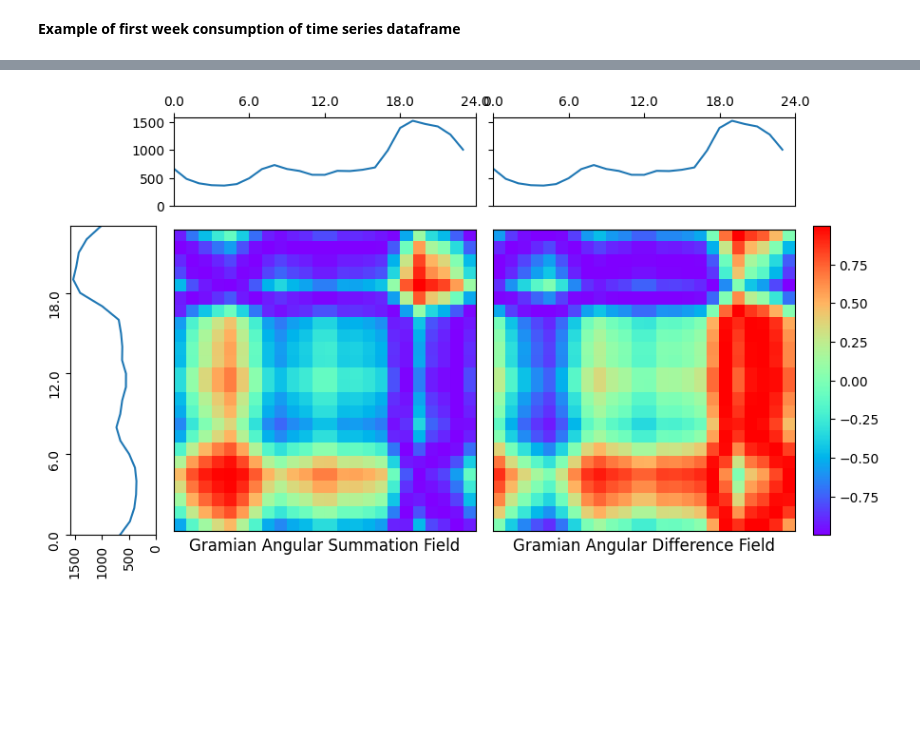
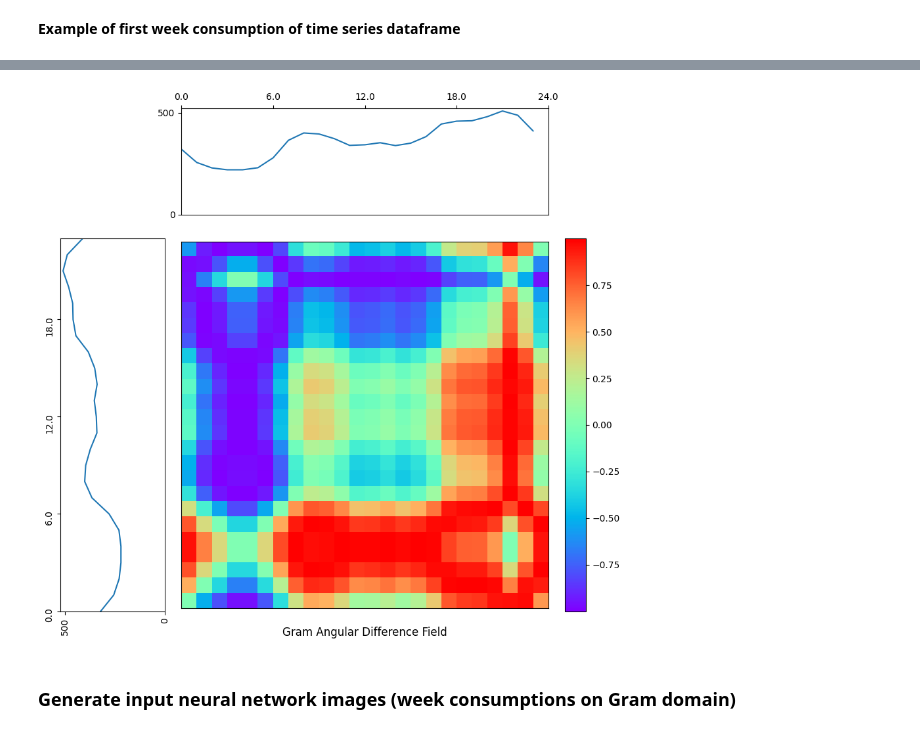
Before and after one commit to FranUrsus/TimeSeriesImaging, a Jupyter notebook: scripts/main.ipynb, the cells around one changed output, grey strips where cells are left out. Cells and saved outputs as stored; diff of their text form; code cells hidden in the pictures; blank space fills up the shorter version.

```diff
--- a/scripts/main.ipynb
+++ b/scripts/main.ipynb
@@ -239,7 +228,8 @@ centroids = [ [ 666.40479893,  484.33481247,  403.49585082,  370.5242449 ,
 Convert list with centroids to time series data frame
 # %%
 dfCentroids = pd.DataFrame(centroids, columns = [*range(0, 24, 1)] )
-dfCentroids = dfCentroids.round(2)
+dfCentroids = dfCentroids.round(0)
+dfCentroids = dfCentroids.astype(int)
 dfCentroids
 # %% [output]
 |  | 0 | 1 | 2 | 3 | 4 | 5 | 6 | 7 | 8 | 9 | ... | ... |
@@ -296,9 +286,9 @@ image_processing.plotGramianAngularField (ts_week,gaf_ts_sum,gaf_ts_diff)
 # %%
-dfCentroids = dfCentroids.round(0)
-dfCentroids = dfCentroids.astype(int)
-ts_cluster = dfCentroids.iloc[0]
-gaf_ts_sum = image_processing.transformImageWithGramianAngularField(ts_cluster, method='summation')
-gaf_ts_diff = image_processing.transformImageWithGramianAngularField(ts_cluster, method='difference')
-image_processing.plotGramianAngularField (ts_cluster,gaf_ts_sum,gaf_ts_diff,type='cluster')
+
+ts_cluster = dfCentroids.iloc[5]
+gaf_ts_diff = image_processing.transform_image_with_gram_angular_field(ts_cluster, method='difference')
+image_processing.plot_gram_angular_field (ts_cluster,gaf_ts_diff,type_ts='cluster')
 # %% [output]
-[figure, old version]
+[figure, new version]
+# %% [markdown]
+### Generate input neural network images (week consumptions on Gram domain)
```
Also changed, not shown: parts of 21 cells of this notebook, 13 other files.
